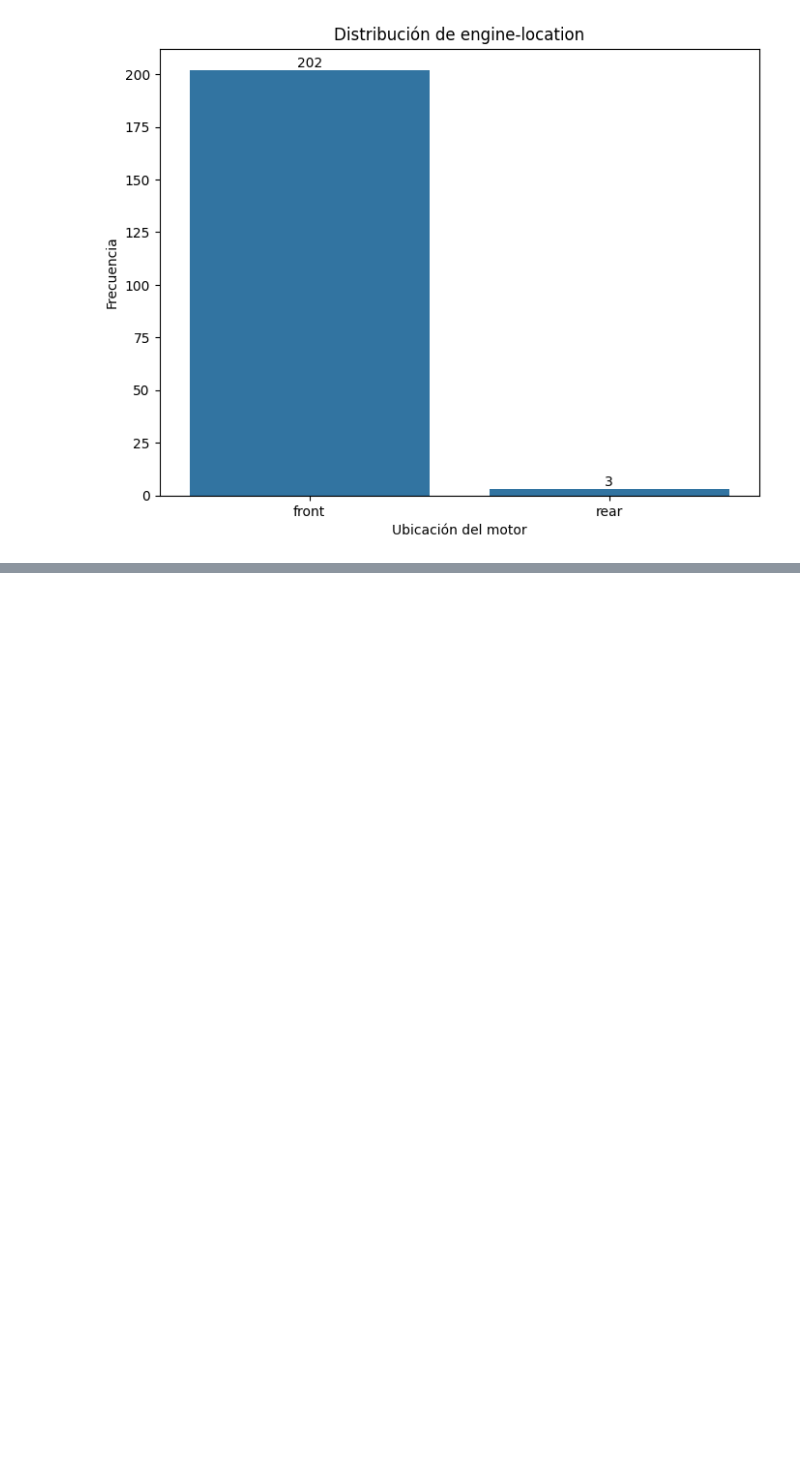
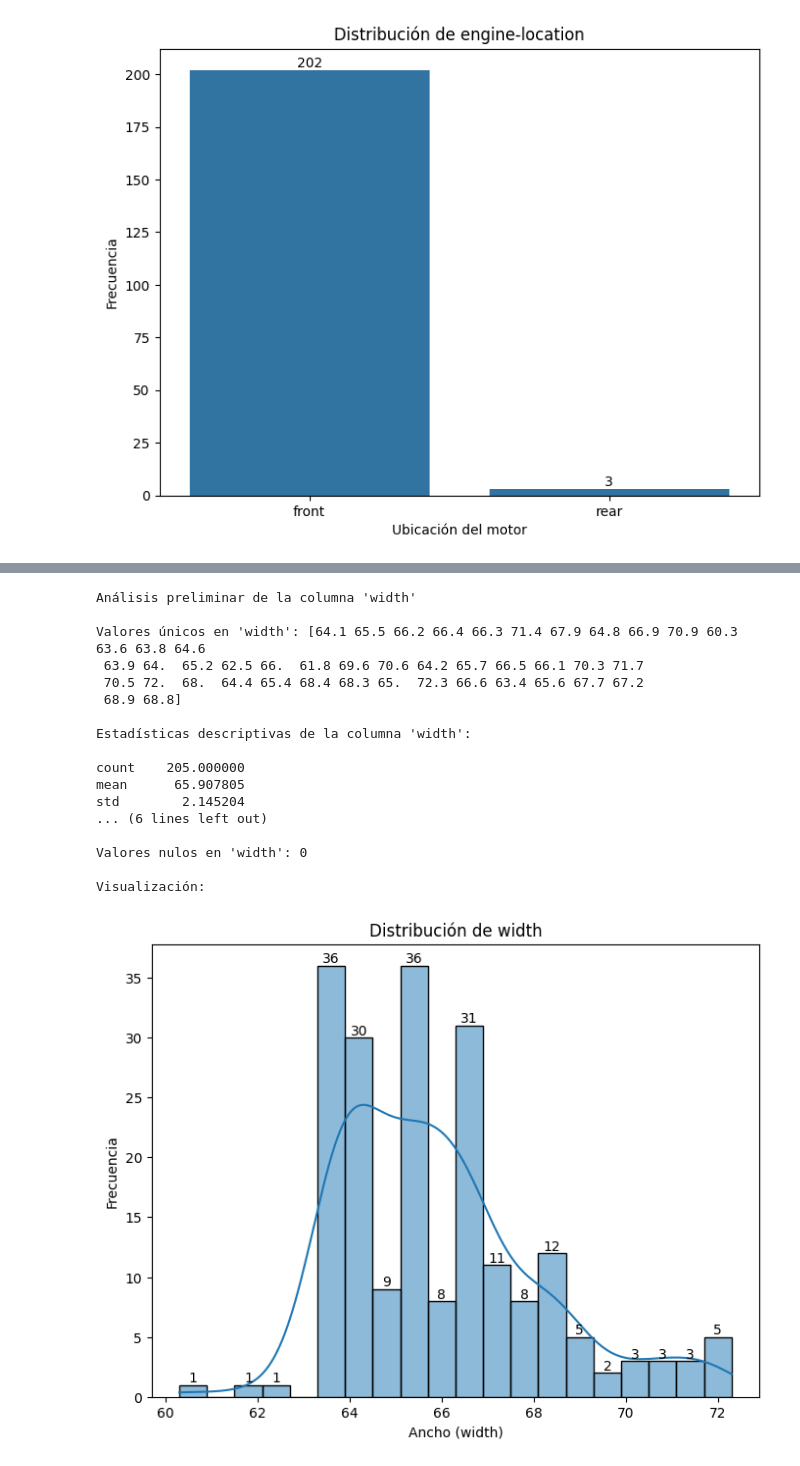
Before and after one commit to MiguelRoLopz/TestsDataScience, a Jupyter notebook: MRL-TestDataScience-1/EDA.ipynb, the cells around one changed output, grey strips where cells are left out. Drawn from its saved outputs; the diff is of its cells as text; code cells hidden in the pictures; blank space fills up the shorter version.

```diff
--- a/MRL-TestDataScience-1/EDA.ipynb
+++ b/MRL-TestDataScience-1/EDA.ipynb
@@ -633,8 +502,0 @@ Convertimos algunas columnas relevantes para el estudio a numéricas
-# %%
-df["price"] = pd.to_numeric(df["price"], errors='coerce')
-df["horsepower"] = pd.to_numeric(df["horsepower"], errors='coerce')
-df["bore"] = pd.to_numeric(df["bore"], errors='coerce')
-df["stroke"] = pd.to_numeric(df["stroke"], errors='coerce')
-df["peak_rpm"] = pd.to_numeric(df["peak_rpm"], errors='coerce')
-
-df.dtypes
@@ -669,2 +502,0 @@ En este caso, no tenemos duplicados, sino los eliminaríamos con la función dro
-# %%
-df = df.apply(lambda x: x.str.strip() if x.dtype == "object" else x)
@@ -752,0 +597,47 @@ assert df.shape[1] == len(column_names), "El número de columnas no coincide con
+# %%
+print("Análisis preliminar de la columna 'width'\n")
+
+# Verificamos valores únicos
+print(f"Valores únicos en 'width': {df['width'].unique()}\n")
+
+# Estadísticas descriptivas
+print("Estadísticas descriptivas de la columna 'width':\n")
+print(df['width'].describe())
+
+# Verificamos valores nulos
+null_values_width = df['width'].isnull().sum()
+print(f"\nValores nulos en 'width': {null_values_width}\n")
+
+# Visualizamos la distribución con un histograma
+plt.figure(figsize=(8, 6))
+ax = sns.histplot(df['width'], bins=20, kde=True)
+plt.title('Distribución de width')
+plt.xlabel('Ancho (width)')
+plt.ylabel('Frecuencia')
+
+for p in ax.patches:
+    if p.get_height() > 0:
+        ax.annotate(f'{int(p.get_height())}', (p.get_x() + p.get_width() / 2, p.get_height()),
+                    ha='center', va='bottom')
+
+print(f"Visualización:")
+plt.show()
+# %% [output]
+Análisis preliminar de la columna 'width'
+
+Valores únicos en 'width': [64.1 65.5 66.2 66.4 66.3 71.4 67.9 64.8 66.9 70.9 60.3 63.6 63.8 64.6
+ 63.9 64.  65.2 62.5 66.  61.8 69.6 70.6 64.2 65.7 66.5 66.1 70.3 71.7
+ 70.5 72.  68.  64.4 65.4 68.4 68.3 65.  72.3 66.6 63.4 65.6 67.7 67.2
+ 68.9 68.8]
+
+Estadísticas descriptivas de la columna 'width':
+
+count    205.000000
+mean      65.907805
+std        2.145204
+... (6 lines left out)
+
+Valores nulos en 'width': 0
+
+Visualización:
+[figure, added]
```
Also changed, not shown: parts of 54 cells of this notebook, 2 other files.
